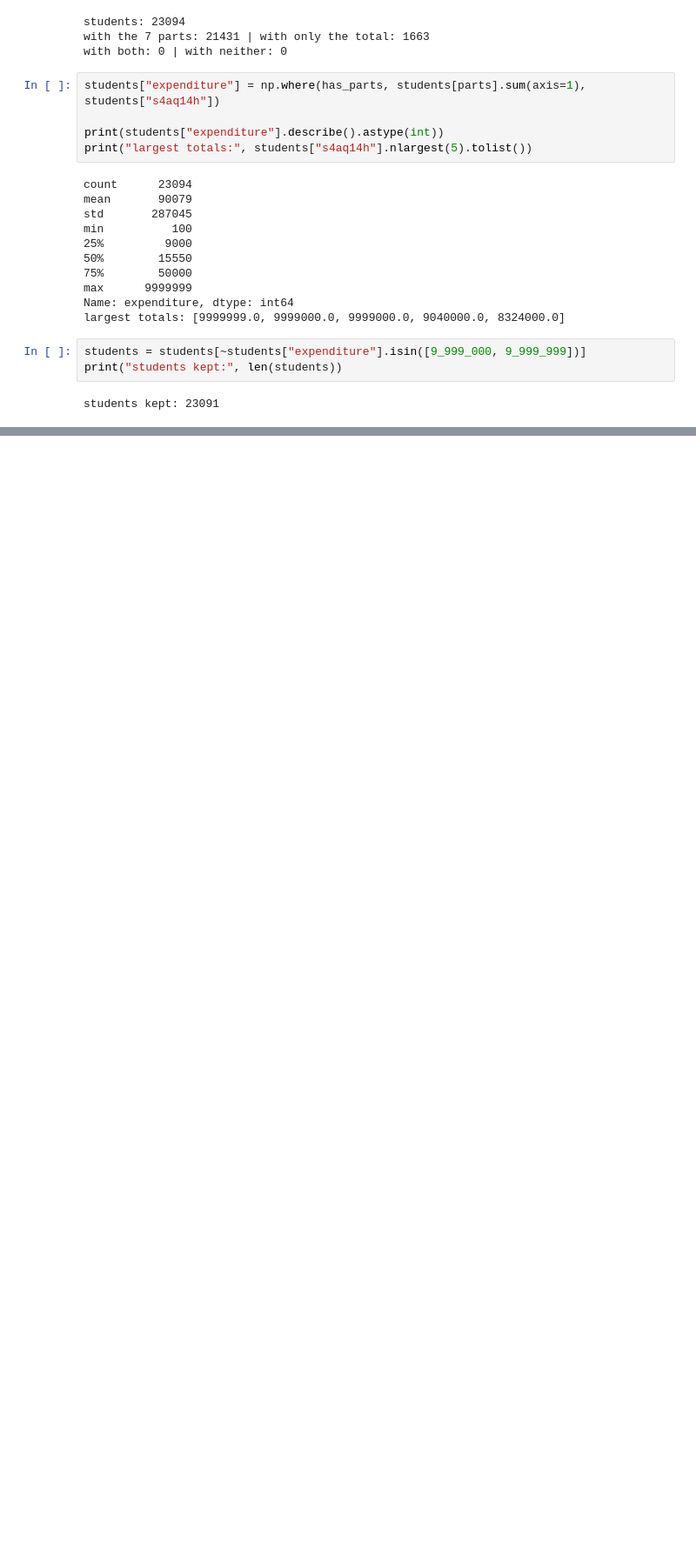
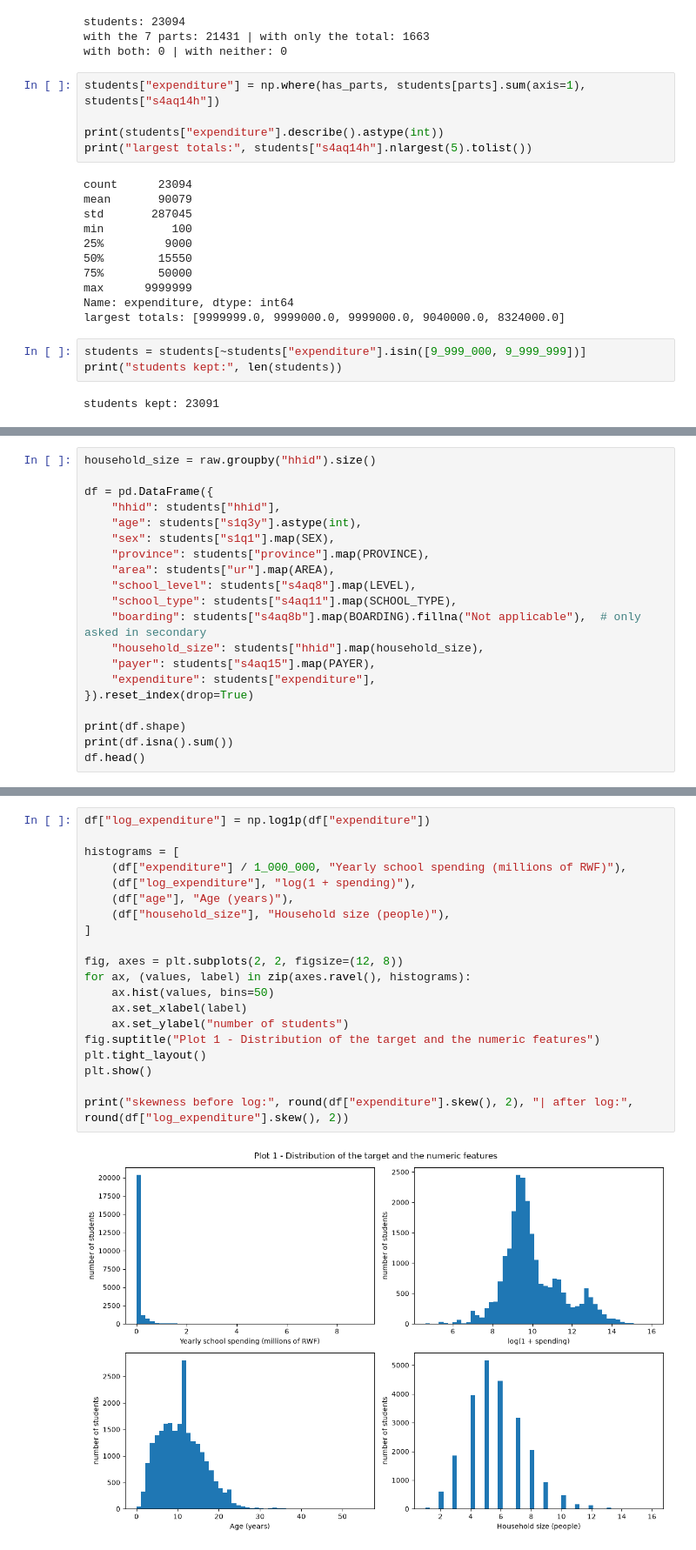
Before and after one commit to BonaneNIYIGENA/linear_regression_model, a Jupyter notebook: summative/linear_regression/multivariate.ipynb, the cells around one changed output, grey strips where cells are left out. Shown at 87% size. Drawn from its saved outputs; the diff is of its cells as text; blank space fills up the shorter version.

Commit message:
features plotted with histograms and heatmap

```diff
--- a/summative/linear_regression/multivariate.ipynb
+++ b/summative/linear_regression/multivariate.ipynb
@@ -51,0 +64,20 @@ students kept: 23091
+# %%
+household_size = raw.groupby("hhid").size()
+
+df = pd.DataFrame({
+    "hhid": students["hhid"],
+    "age": students["s1q3y"].astype(int),
+    "sex": students["s1q1"].map(SEX),
+    "province": students["province"].map(PROVINCE),
+    "area": students["ur"].map(AREA),
+    "school_level": students["s4aq8"].map(LEVEL),
+    "school_type": students["s4aq11"].map(SCHOOL_TYPE),
+    "boarding": students["s4aq8b"].map(BOARDING).fillna("Not applicable"),  # only asked in secondary
+    "household_size": students["hhid"].map(household_size),
+    "payer": students["s4aq15"].map(PAYER),
+    "expenditure": students["expenditure"],
+}).reset_index(drop=True)
+
+print(df.shape)
+print(df.isna().sum())
+df.head()
@@ -51,0 +104,22 @@ students kept: 23091
+# %%
+df["log_expenditure"] = np.log1p(df["expenditure"])
+
+histograms = [
+    (df["expenditure"] / 1_000_000, "Yearly school spending (millions of RWF)"),
+    (df["log_expenditure"], "log(1 + spending)"),
+    (df["age"], "Age (years)"),
+    (df["household_size"], "Household size (people)"),
+]
+
+fig, axes = plt.subplots(2, 2, figsize=(12, 8))
+for ax, (values, label) in zip(axes.ravel(), histograms):
+    ax.hist(values, bins=50)
+    ax.set_xlabel(label)
+    ax.set_ylabel("number of students")
+fig.suptitle("Plot 1 - Distribution of the target and the numeric features")
+plt.tight_layout()
+plt.show()
+
+print("skewness before log:", round(df["expenditure"].skew(), 2), "| after log:", round(df["log_expenditure"].skew(), 2))
+# %% [output]
+[figure, added]
```
Also changed, not shown: parts of 4 cells of this notebook.
